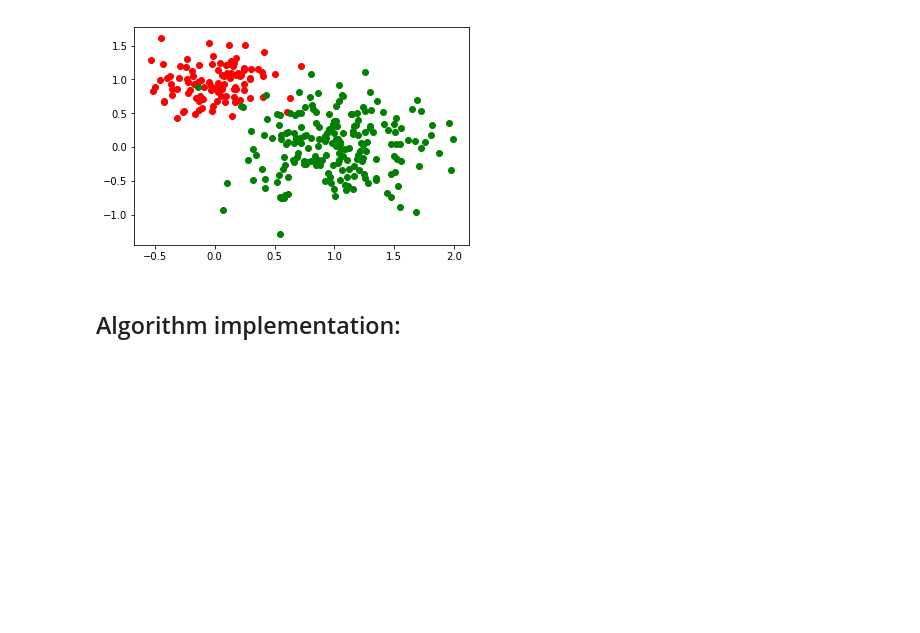
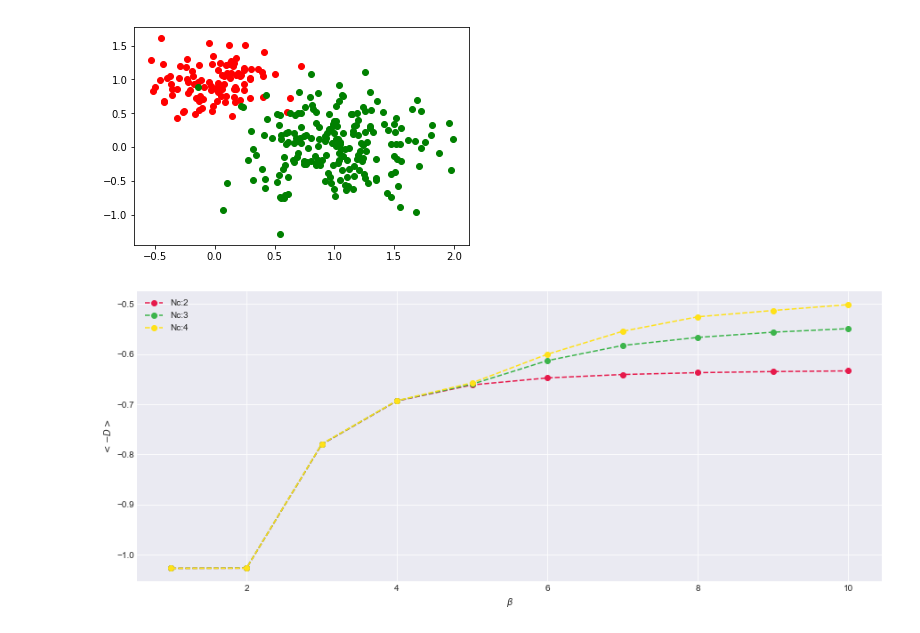
Before and after one commit to msarrias/blahut-arimoto-algorithm, a Jupyter notebook: blahut-arimoto-algorithm.ipynb, the cells around one changed output. Drawn from its saved outputs; the diff is of its cells as text; code cells hidden in the pictures; blank space fills up the shorter version.

Commit message:
blahut-arimoto-algorithm implementation

```diff
--- a/blahut-arimoto-algorithm.ipynb
+++ b/blahut-arimoto-algorithm.ipynb
@@ -58,3 +198,31 @@ def initial_clustering_membership_probability(clusters_number):
+# %%
+def plot_batch_information_curve(coordenates_, range_clusters=range(2, 5), out_filename='none'):
+    """
+    plot_batch_information_curve generates a plot with the given coordenates, where the x axis is
+    the value of the distortion trade-off parameter and the y axis the (negative) expected distortion.
+    =============================================================================================
+    :param coordenates_: output of batch_perform_algorithm function, (C, Beta, 2) array.
+    :param range_clusters: range of clusters = list of the given range
+    :return: information curves plot
+    =============================================================================================
+    """
+    colors = [
+        '#e6194b', '#3cb44b', '#ffe119', '#4363d8', '#f58231', '#911eb4', '#46f0f0', '#f032e6', '#bcf60c',
+        '#fabebe', '#008080', '#e6beff', '#9a6324', '#fffac8', '#800000', '#aaffc3', '#808000', '#ffd8b1',
+        '#000075', '#808080', '#ffffff', '#000000']
+    plt.figure(figsize=(15,6))
+    plt.style.use('seaborn-darkgrid')
+    for i_coord, i_cluster in zip(range(coordenates_.shape[0]), range_clusters):
+        y,x = coordenates_[i_coord].T
+        plt.plot(x, y, marker='o', linestyle='--', color=colors[i_coord], label= f'Nc:{i_cluster}')
+    plt.xlabel(r'$\beta$')
+    plt.ylabel(r'$<-D>$')
+    plt.legend(loc='best')
+    if out_filename=='none':
+        plt.show()
+    else:
+        plt.savefig(out_filename)
+        plt.show()
 # %%
 data_points = read_and_convert_data_points('Data_Exercise4_2019')
 # %% [markdown]
@@ -69,6 +237,6 @@ scatter_plot(data_points, file_name='scatter_plot_color.png', i=100, j=300)
 [figure]
 # %%
 Npts, Ndim = data_points.shape
+prior = 1/float(Npts)
 distance_matrix_= distance_matrix(data_points,data_points) # define similarities
+range_clusters= range(2,5)
-# %% [markdown]
-## Algorithm implementation:
@@ -142,7 +243,5 @@ def update_conditionnal_proba(clusters_number,
-# %%
-beta = 2
-prior = 1/Npts
-D_1, compression_rate_1, lagrange_multiplier_1 = update_conditionnal_proba(1,prior,distance_matrix_,2)
-D_2, compression_rate_2, lagrange_multiplier_2 = update_conditionnal_proba(2,prior,distance_matrix_,2)
-D_3, compression_rate_3, lagrange_multiplier_3 = update_conditionnal_proba(3,prior,distance_matrix_,2)
-D_4, compression_rate_4, lagrange_multiplier_4 = update_conditionnal_proba(4,prior,distance_matrix_,2)
+# %%
+coordenates_beta_range_10 = batch_perform_algorithm(range(1,11), prior, distance_matrix_)
+plot_batch_information_curve(coordenates_beta_range_10, range_clusters, out_filename='beta_range_10.png')
+# %% [output]
+[figure, added]
```
Also changed, not shown: parts of 9 cells of this notebook, 9 other files.
